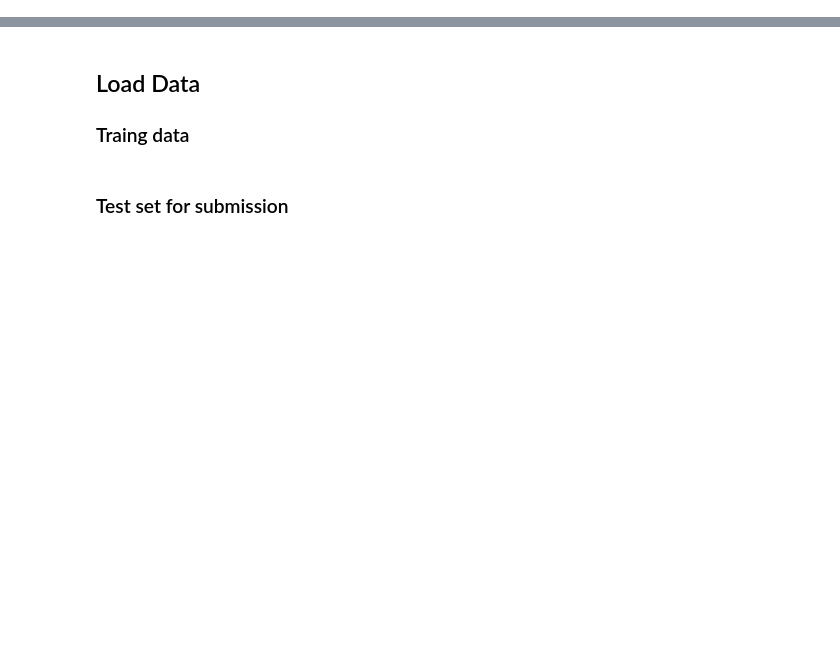
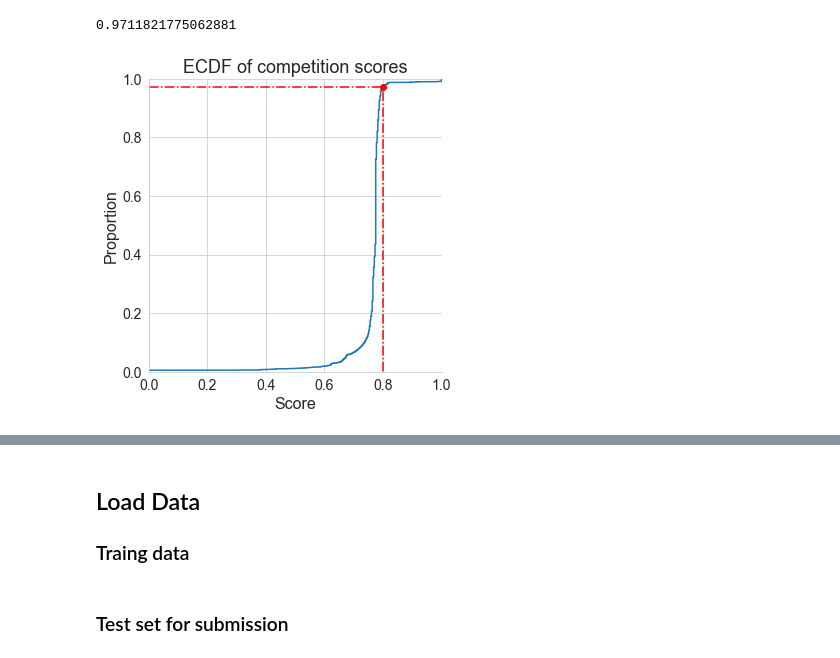
Before and after one commit to AlekseiBogachev/Titanic-Machine-Learning-from-Disaster, a Jupyter notebook: sources/Titanic-Machine-Learning-from-Disaster.ipynb, the cells around one changed output, grey strips where cells are left out. Cells and saved outputs as stored; diff of their text form; code cells hidden in the pictures; blank space fills up the shorter version.

```diff
--- a/sources/Titanic-Machine-Learning-from-Disaster.ipynb
+++ b/sources/Titanic-Machine-Learning-from-Disaster.ipynb
@@ -77,5 +2,17 @@ Women were more likely to survive than men.
 import numpy as np
 import pandas as pd
 
+import matplotlib as mpl
 import matplotlib.pyplot as plt
 import seaborn as sns
+
+sns.set_style("whitegrid")
+mpl.rc('axes', labelsize=16)
+mpl.rc('axes', titlesize=18)
+mpl.rc('xtick', labelsize=14)
+mpl.rc('ytick', labelsize=14)
+%matplotlib inline
+
+from sklearn.feature_selection import mutual_info_classif
+
+from scipy.stats import percentileofscore
@@ -81,0 +50,3 @@ import seaborn as sns
+# %%
+leaderboard = pd.read_csv('../datasets/titanic-publicleaderboard.csv')
+leaderboard.head()
@@ -81,0 +72,24 @@ import seaborn as sns
+# %%
+percentileofscore(leaderboard.Score, 0.8) / 100
+# %% [output]
+0.9711821775062881
+# %%
+def plot_ecdf_with_target(data, target):
+    sns.displot(data, stat='proportion', kind='ecdf', height=5, aspect=1)
+
+    quantile = percentileofscore(data, target) / 100
+
+    plt.plot([0, target, target], [quantile, quantile, 0], '-.r')
+    plt.plot([target], [quantile], 'or')
+
+    plt.xlim((0, 1))
+    plt.ylim((0, 1))
+
+    plt.title('ECDF of competition scores')
+
+    plt.show()
+
+
+plot_ecdf_with_target(leaderboard.Score, 0.8)
+# %% [output]
+[figure, added]
```
Also changed, not shown: parts of 24 cells of this notebook, 8 other files.
